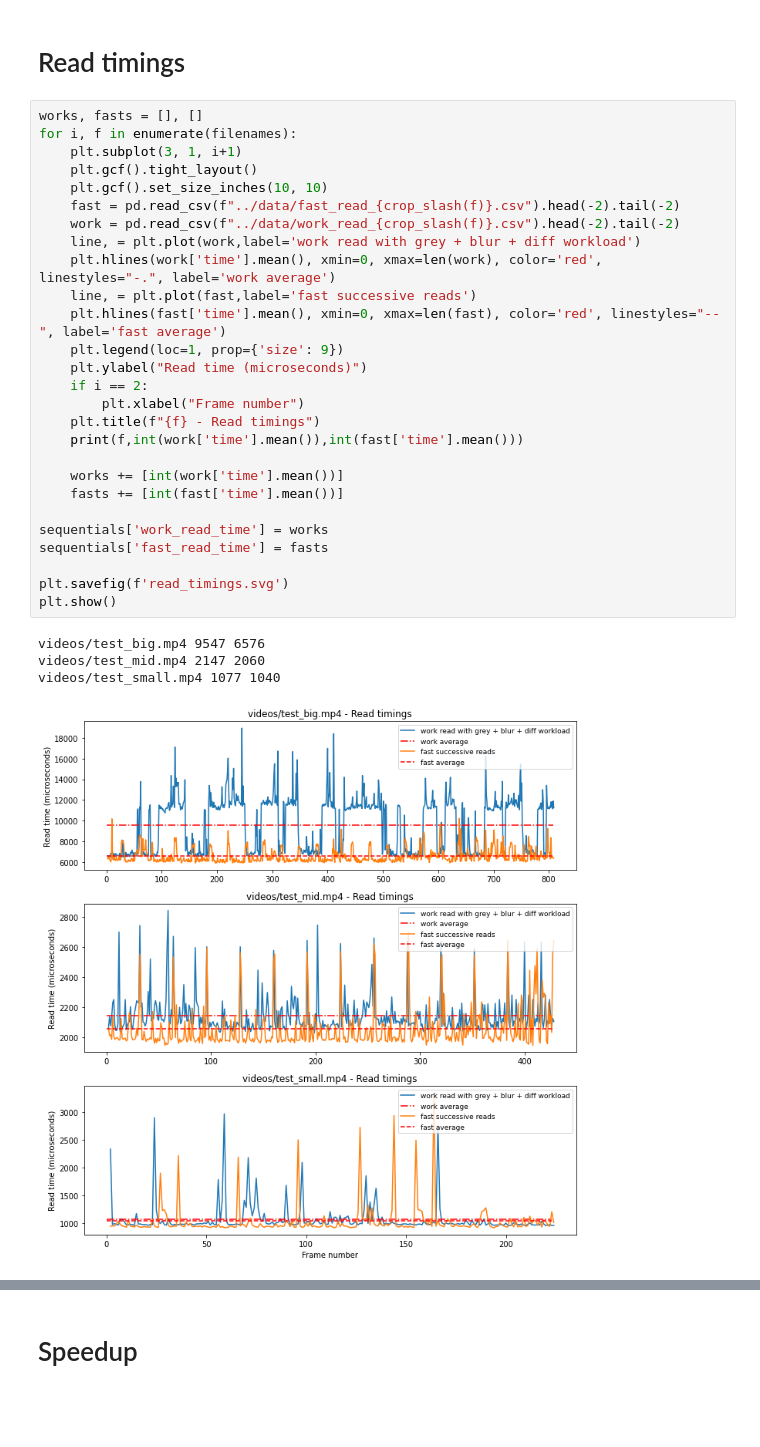
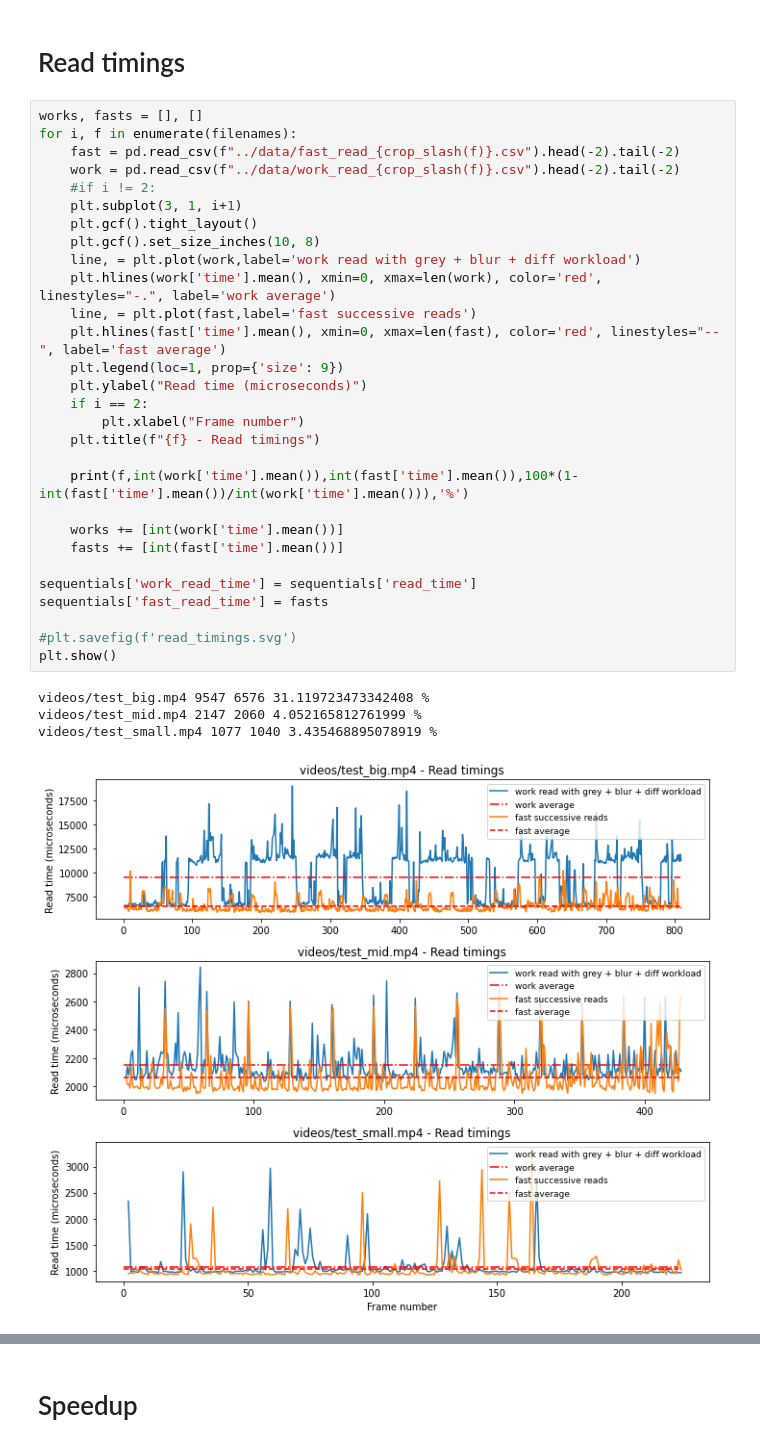
Before and after one commit to iwilare/video-motion-detection, a Jupyter notebook: plot/plot.ipynb, the cells around one changed output, grey strips where cells are left out. Saved outputs shown, nothing was run; the diff lists cells and outputs as text; blank space fills up the shorter version.

Commit message:
Data

```diff
--- a/plot/plot.ipynb
+++ b/plot/plot.ipynb
@@ -44,32 +44,34 @@ sequentials['frames'] = [816,431,227]
 # %%
 works, fasts = [], []
 for i, f in enumerate(filenames):
+    fast = pd.read_csv(f"../data/fast_read_{crop_slash(f)}.csv").head(-2).tail(-2)
+    work = pd.read_csv(f"../data/work_read_{crop_slash(f)}.csv").head(-2).tail(-2)
+    #if i != 2:
     plt.subplot(3, 1, i+1)
     plt.gcf().tight_layout()
-    plt.gcf().set_size_inches(10, 10)
-    fast = pd.read_csv(f"../data/fast_read_{crop_slash(f)}.csv").head(-2).tail(-2)
-    work = pd.read_csv(f"../data/work_read_{crop_slash(f)}.csv").head(-2).tail(-2)
+    plt.gcf().set_size_inches(10, 8)
     line, = plt.plot(work,label='work read with grey + blur + diff workload')
     plt.hlines(work['time'].mean(), xmin=0, xmax=len(work), color='red', linestyles="-.", label='work average')
     line, = plt.plot(fast,label='fast successive reads')
     plt.hlines(fast['time'].mean(), xmin=0, xmax=len(fast), color='red', linestyles="--", label='fast average')
     plt.legend(loc=1, prop={'size': 9})
     plt.ylabel("Read time (microseconds)")
     if i == 2:
         plt.xlabel("Frame number")
     plt.title(f"{f} - Read timings")
-    print(f,int(work['time'].mean()),int(fast['time'].mean()))
+
+    print(f,int(work['time'].mean()),int(fast['time'].mean()),100*(1-int(fast['time'].mean())/int(work['time'].mean())),'%')
 
     works += [int(work['time'].mean())]
     fasts += [int(fast['time'].mean())]
 
-sequentials['work_read_time'] = works
+sequentials['work_read_time'] = sequentials['read_time']
 sequentials['fast_read_time'] = fasts
 
-plt.savefig(f'read_timings.svg')
+#plt.savefig(f'read_timings.svg')
 plt.show()
 # %% [output]
-videos/test_big.mp4 9547 6576
-videos/test_mid.mp4 2147 2060
-videos/test_small.mp4 1077 1040
+videos/test_big.mp4 9547 6576 31.119723473342408 %
+videos/test_mid.mp4 2147 2060 4.052165812761999 %
+videos/test_small.mp4 1077 1040 3.435468895078919 %
-[figure, old version]
+[figure, new version]
```
Also changed, not shown: parts of 6 cells of this notebook, 3 other files.
